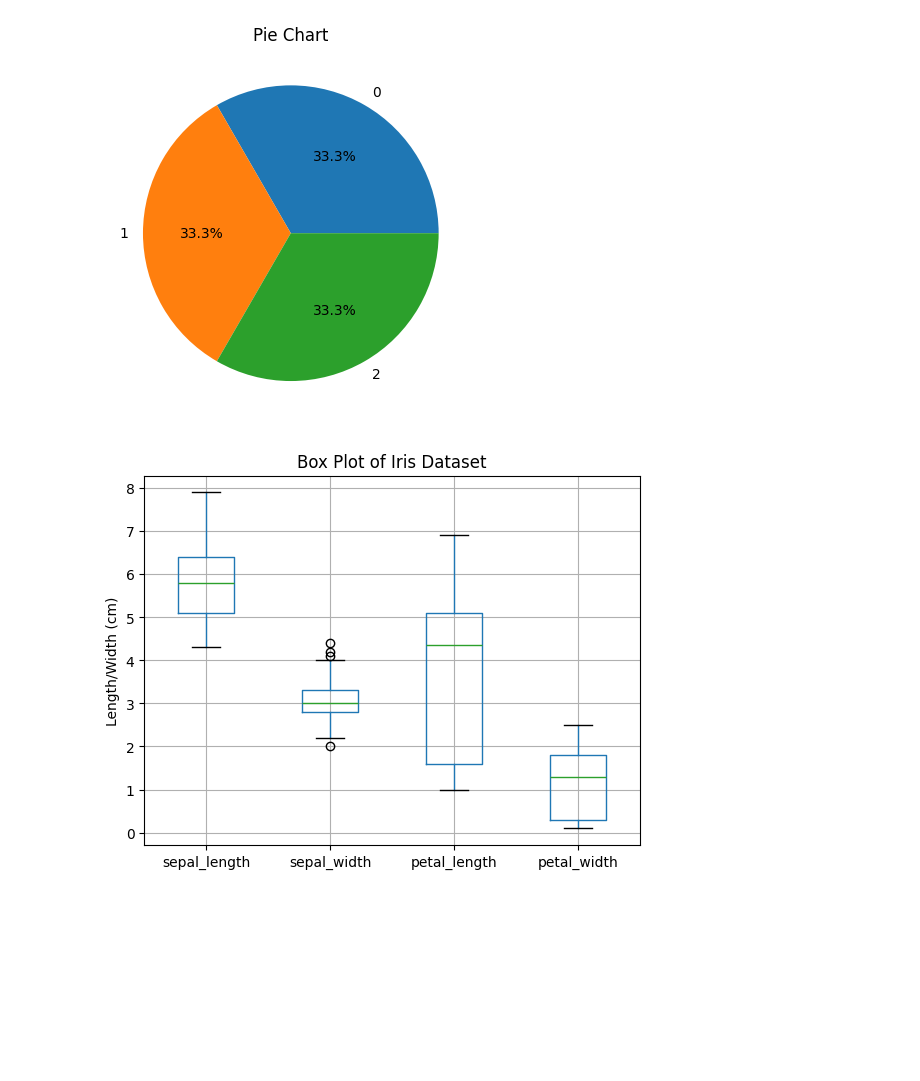
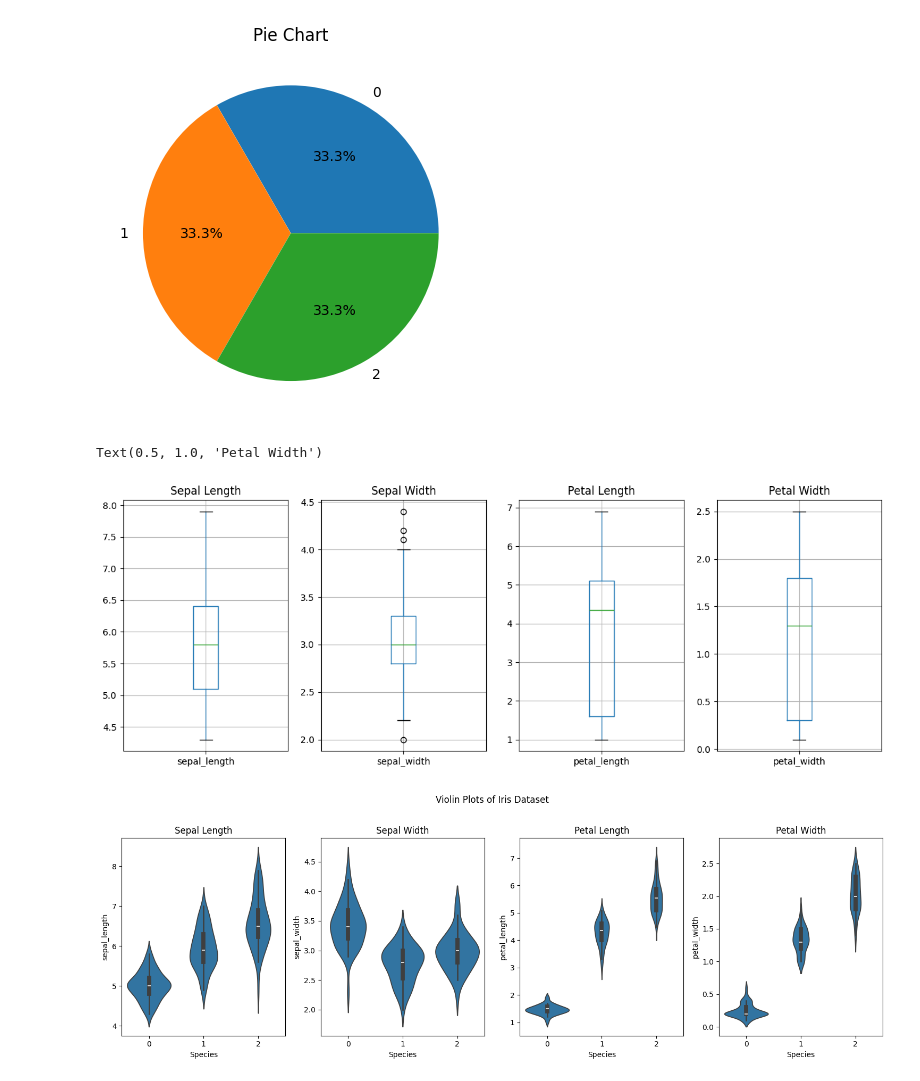
Before and after one commit to yannickRafael/Data_analysis_of_iris, a Jupyter notebook: Data analysis of iris.ipynb, the cells around one changed output. Drawn from its saved outputs; the diff is of its cells as text; code cells hidden in the pictures; blank space fills up the shorter version.

```diff
--- a/Data analysis of iris.ipynb
+++ b/Data analysis of iris.ipynb
@@ -204,15 +204,47 @@ plt.title('Pie Chart')
 plt.show()
 # %% [output]
 [figure]
-# %%
-# Create a box plot for the numerical columns
-dataframe.boxplot(column=['sepal_length', 'sepal_width', 'petal_length', 'petal_width'])
-
-# Optional: Customize the plot
-plt.title('Box Plot of Iris Dataset')
-plt.ylabel('Length/Width (cm)')
-
-# Show the plot
-plt.show()
-# %% [output]
-[figure, removed]
+# %%
+#Select features one by one and visualize the distribution of data for each label using a box plot
+fig, axes = plt.subplots(nrows=1, ncols=4, figsize=(15, 5))
+
+
+dataframe.boxplot(column='sepal_length', ax=axes[0])
+axes[0].set_title('Sepal Length')
+
+dataframe.boxplot(column='sepal_width', ax=axes[1])
+axes[1].set_title('Sepal Width')
+
+dataframe.boxplot(column='petal_length', ax=axes[2])
+axes[2].set_title('Petal Length')
+
+dataframe.boxplot(column='petal_width', ax=axes[3])
+axes[3].set_title('Petal Width')
+# %% [output]
+Text(0.5, 1.0, 'Petal Width')
+[figure, added]
+# %%
+import seaborn as sns
+
+#Select features one by one and visualize the distribution of data for each label using a violin plot
+fig, axes = plt.subplots(nrows=1, ncols=4, figsize=(15, 5))
+
+
+sns.violinplot(x='Species', y='sepal_length', data=dataframe, ax=axes[0])
+axes[0].set_title('Sepal Length')
+
+sns.violinplot(x='Species', y='sepal_width', data=dataframe, ax=axes[1])
+axes[1].set_title('Sepal Width')
+
+sns.violinplot(x='Species', y='petal_length', data=dataframe, ax=axes[2])
+axes[2].set_title('Petal Length')
+
+sns.violinplot(x='Species', y='petal_width', data=dataframe, ax=axes[3])
+axes[3].set_title('Petal Width')
+
+
+plt.suptitle('Violin Plots of Iris Dataset', y=1.02)
+plt.tight_layout()
+plt.show()
+# %% [output]
+[figure, added]
```
